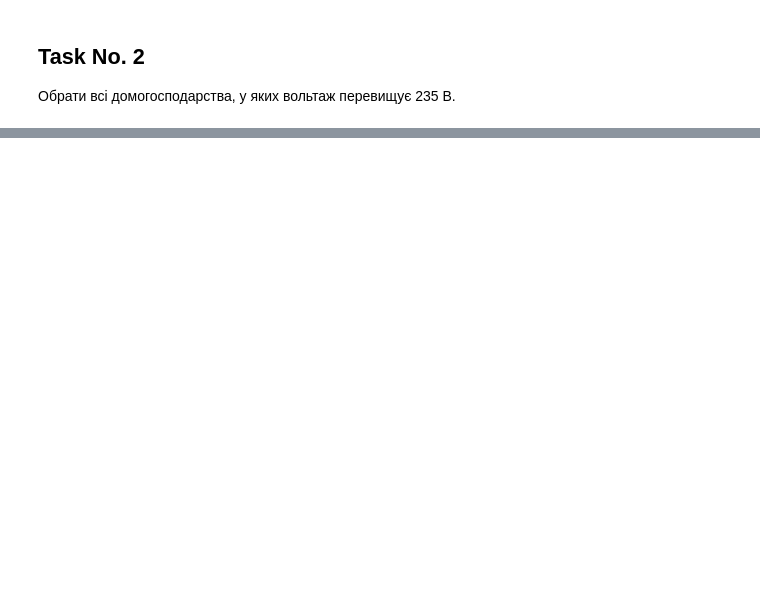
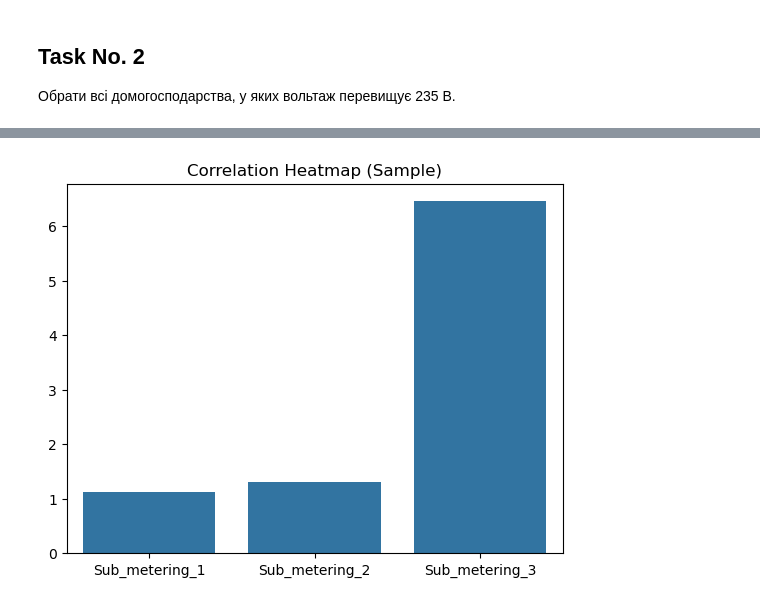
Before and after one commit to looomenn/uni-labs, a Jupyter notebook: y24s04/dpat/lab04/src/level1.ipynb, the cells around one changed output, grey strips where cells are left out. Saved outputs shown, nothing was run; the diff lists cells and outputs as text; code cells hidden in the pictures; blank space fills up the shorter version.

```diff
--- a/y24s04/dpat/lab04/src/level1.ipynb
+++ b/y24s04/dpat/lab04/src/level1.ipynb
@@ -360,0 +523,10 @@ pd_final_selection
+# %%
+df = pd_data[['Sub_metering_1','Sub_metering_2','Sub_metering_3']].mean()
+
+sns.barplot(df)
+
+# Customize the plot (optional)
+plt.title("Correlation Heatmap (Sample)")
+plt.show()
+# %% [output]
+[figure, added]
```
Also changed, not shown: parts of 25 cells of this notebook.
